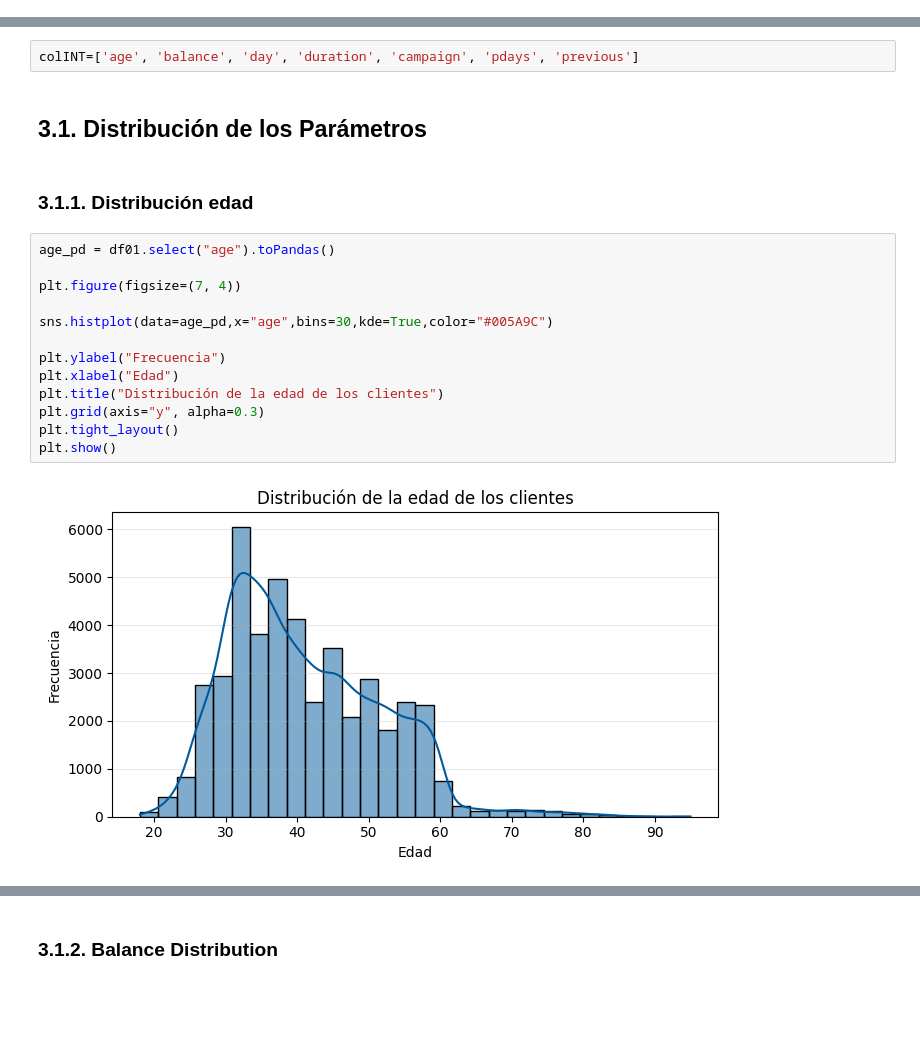
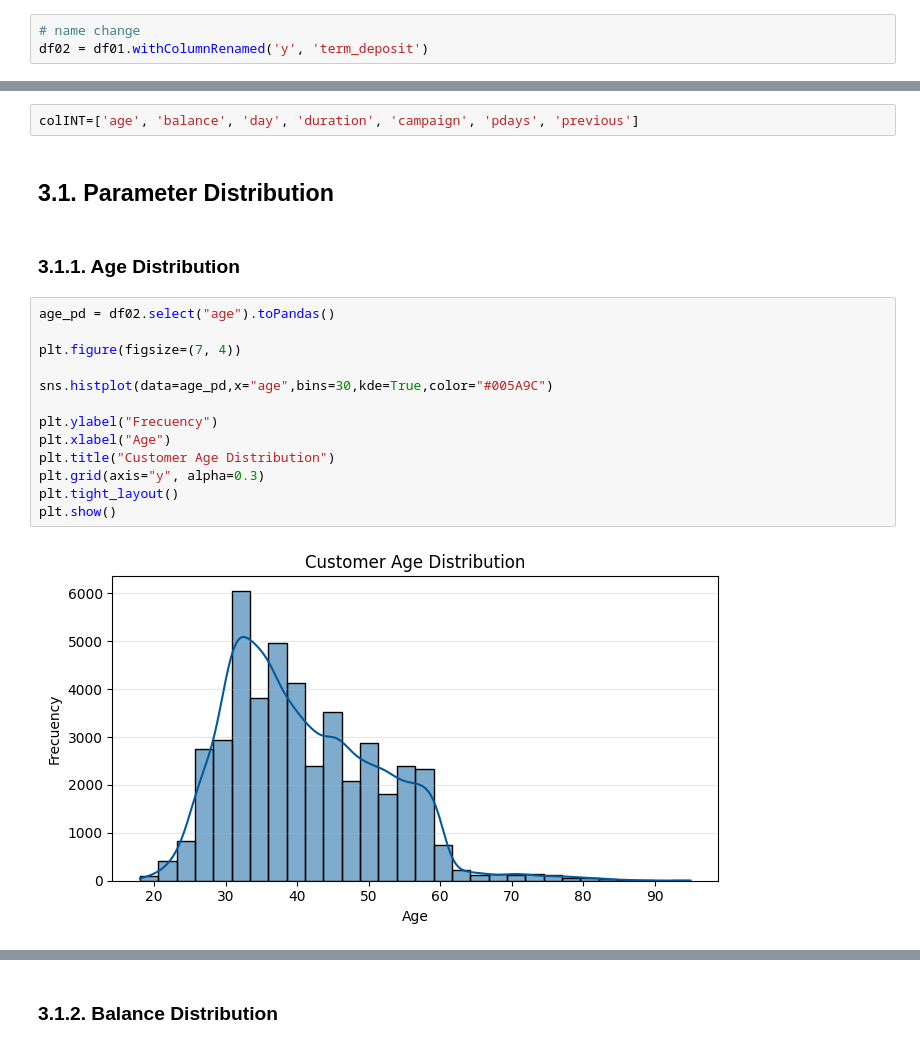
Before and after one commit to samegi/Proce-Laboratorio-ML-Supervisado, a Jupyter notebook: Lab_Clasification.ipynb, the cells around one changed output, grey strips where cells are left out. Saved outputs shown, nothing was run; the diff lists cells and outputs as text; blank space fills up the shorter version.

```diff
--- a/Lab_Clasification.ipynb
+++ b/Lab_Clasification.ipynb
@@ -190,4 +190,7 @@ df01 = df01.withColumn("duration", df01.duration.cast("int"))
 df01 = df01.withColumn("campaign", df01.campaign.cast("int"))
 df01 = df01.withColumn("pdays", df01.pdays.cast("int"))
 df01 = df01.withColumn("previous", df01.previous.cast("int"))
+# %%
+# name change
+df02 = df01.withColumnRenamed('y', 'term_deposit')
 # %% [markdown]
@@ -299,22 +295,22 @@ for col in col_cat:
 # %%
 colINT=['age', 'balance', 'day', 'duration', 'campaign', 'pdays', 'previous']
 # %% [markdown]
-## 3.1. Distribución de los Parámetros
+## 3.1. Parameter Distribution
 # %% [markdown]
-### 3.1.1. Distribución edad
+### 3.1.1. Age Distribution
 # %%
-age_pd = df01.select("age").toPandas()
+age_pd = df02.select("age").toPandas()
 
 plt.figure(figsize=(7, 4))
 
 sns.histplot(data=age_pd,x="age",bins=30,kde=True,color="#005A9C")
 
-plt.ylabel("Frecuencia")
-plt.xlabel("Edad")
-plt.title("Distribución de la edad de los clientes")
+plt.ylabel("Frecuency")
+plt.xlabel("Age")
+plt.title("Customer Age Distribution")
 plt.grid(axis="y", alpha=0.3)
 plt.tight_layout()
 plt.show()
 # %% [output]
-[figure, old version]
+[figure, new version]
 # %%
```
Also changed, not shown: parts of 46 cells of this notebook.
